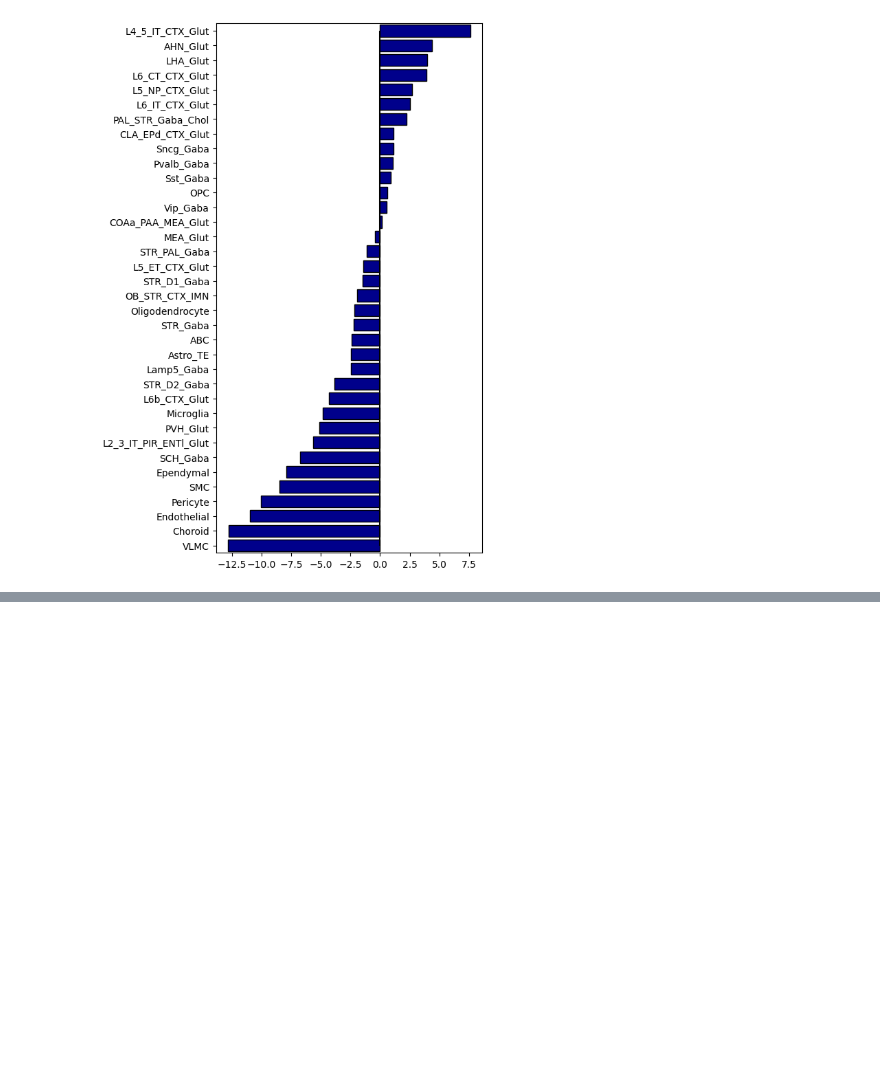
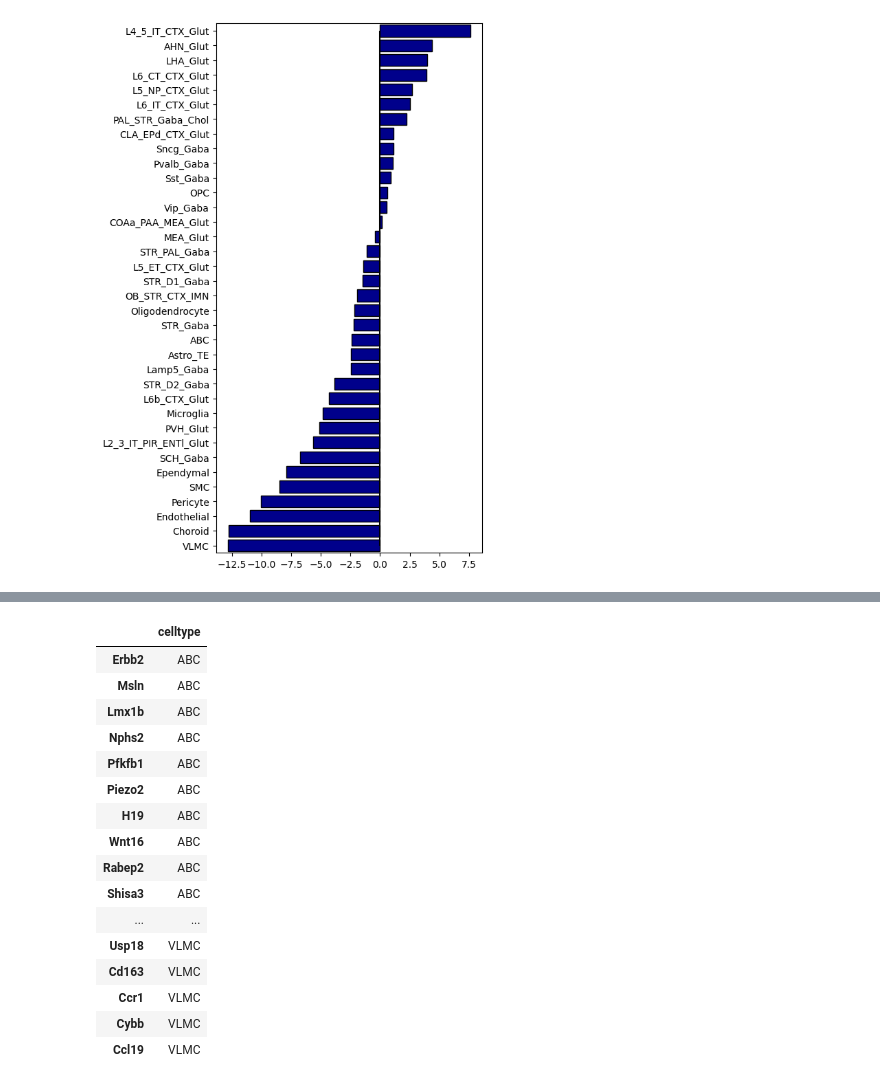
Before and after one commit to Carboneinerte/Pynda_ssc, a Jupyter notebook: v10D_Xenium_Downstream_Analysis_WIP.ipynb, the cells around one changed output, grey strips where cells are left out. Saved outputs shown, nothing was run; the diff lists cells and outputs as text; code cells hidden in the pictures; blank space fills up the shorter version.

```diff
--- a/v10D_Xenium_Downstream_Analysis_WIP.ipynb
+++ b/v10D_Xenium_Downstream_Analysis_WIP.ipynb
@@ -2225,0 +2294,22 @@ df = pd.read_parquet(f'{dir_notebook}/csv/circa-SD/circa-SD_norm_combined.parque
+# %%
+keys = df_all.keys()
+ddf = pd.DataFrame(index=list(panel))
+ddf['count_SF'] = 0
+ddf['count_NS'] = 0
+
+for gene in panel_5k:
+    count_NS = 0
+    count_SF = 0
+    for key in keys:
+        if len(df_all[key][(df_all[key]["names"]==gene)
+                           & (df_all[key]["mean_count"]>0.01)
+                           & (df_all[key]["group"]== 'circa4')
+                           & (df_all[key]["pct_nz_group"] > 0.05)]) > 0:
+            count_NS +=1
+        if len(df_all[key][(df_all[key]["names"]==gene)
+                & (df_all[key]["mean_count"]>0.01)
+                & (df_all[key]["group"]== 'SD1')
+                & (df_all[key]["pct_nz_group"] > 0.05)]) > 0:
+            count_SF +=1
+    ddf.loc[gene, "count_NS"] = count_NS
+    ddf.loc[gene, "count_SF"] = count_SF
@@ -2225,0 +2378,10 @@ df = pd.read_parquet(f'{dir_notebook}/csv/circa-SD/circa-SD_norm_combined.parque
+# %%
+dddf = pd.DataFrame(index = ddf[ddf['count'] == 1].index)
+dddf['celltype'] = "0"
+
+for gene in ddf[ddf['count'] == 1].index:
+    for key in keys:
+        if len(df_all[key][(df_all[key]["names"]==gene) & (df_all[key]["mean_count"]>0.01)
+                        & (df_all[key]["pct_nz_group"] > 0.05)]) > 0:
+            print(key)
+            dddf.loc[gene,'celltype'] = key
@@ -2225,0 +2426,21 @@ df = pd.read_parquet(f'{dir_notebook}/csv/circa-SD/circa-SD_norm_combined.parque
+# %%
+dddf.sort_values(by='celltype', inplace=True)
+dddf
+# %% [output]
+|  | celltype |
+| Erbb2 | ABC |
+| Msln | ABC |
+| Lmx1b | ABC |
+| Nphs2 | ABC |
+| Pfkfb1 | ABC |
+| Piezo2 | ABC |
+| H19 | ABC |
+| Wnt16 | ABC |
+| Rabep2 | ABC |
+| Shisa3 | ABC |
+| ... | ... |
+| Usp18 | VLMC |
+| Cd163 | VLMC |
+| Ccr1 | VLMC |
+| Cybb | VLMC |
+| Ccl19 | VLMC |
```
Also changed, not shown: parts of 33 cells of this notebook.
